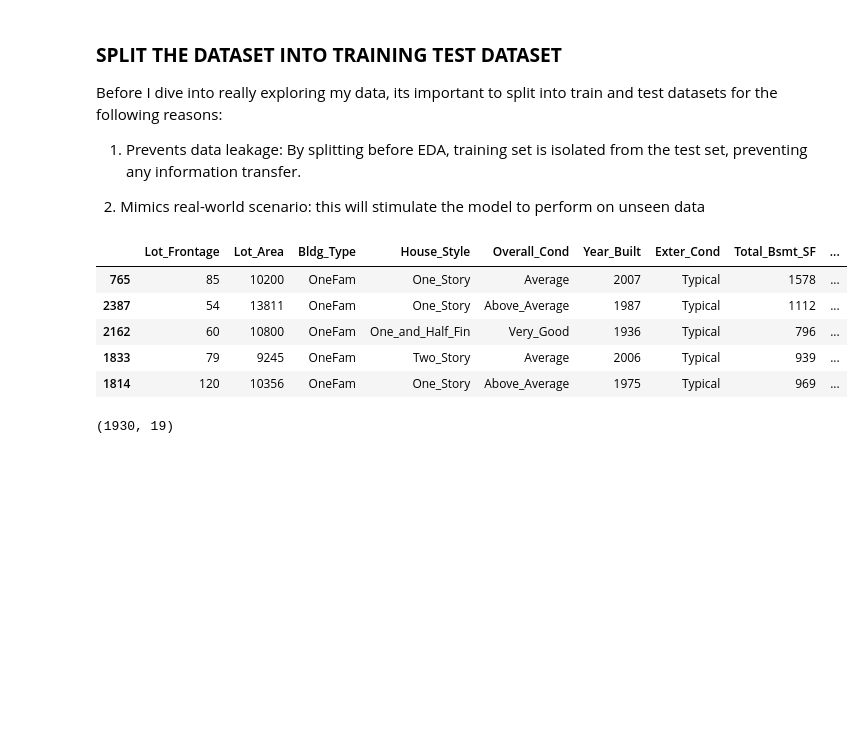
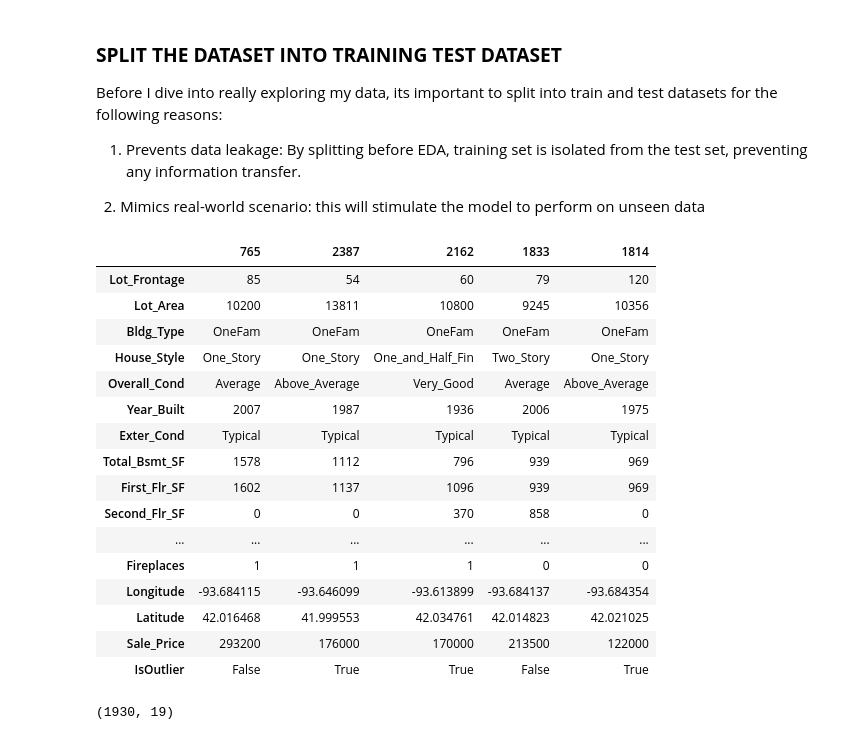
Before and after one commit to Sunday-Oladokun/Predictive-Modelling-Of-House-Prices-Using-Regression-Models, a Jupyter notebook: House Prices new.ipynb, the cells around one changed output. Cells and saved outputs as stored; diff of their text form; code cells hidden in the pictures; blank space fills up the shorter version.

```diff
--- a/House Prices new.ipynb
+++ b/House Prices new.ipynb
@@ -575,14 +586,25 @@ train_df = df.sample(frac=train_fraction, random_state=random_seed)
 test_df = df.drop(train_df.index)
 # %%
 # View the training set
-train_df.head()
+train_df.head().T
 # %% [output]
-|  | Lot_Frontage | Lot_Area | Bldg_Type | House_Style | Overall_Cond | Year_Built | Exter_Cond | Total_Bsmt_SF | ... |
-| 765 | 85 | 10200 | OneFam | One_Story | Average | 2007 | Typical | 1578 | ... |
-| 2387 | 54 | 13811 | OneFam | One_Story | Above_Average | 1987 | Typical | 1112 | ... |
-| 2162 | 60 | 10800 | OneFam | One_and_Half_Fin | Very_Good | 1936 | Typical | 796 | ... |
-| 1833 | 79 | 9245 | OneFam | Two_Story | Average | 2006 | Typical | 939 | ... |
-| 1814 | 120 | 10356 | OneFam | One_Story | Above_Average | 1975 | Typical | 969 | ... |
+|  | 765 | 2387 | 2162 | 1833 | 1814 |
+| Lot_Frontage | 85 | 54 | 60 | 79 | 120 |
+| Lot_Area | 10200 | 13811 | 10800 | 9245 | 10356 |
+| Bldg_Type | OneFam | OneFam | OneFam | OneFam | OneFam |
+| House_Style | One_Story | One_Story | One_and_Half_Fin | Two_Story | One_Story |
+| Overall_Cond | Average | Above_Average | Very_Good | Average | Above_Average |
+| Year_Built | 2007 | 1987 | 1936 | 2006 | 1975 |
+| Exter_Cond | Typical | Typical | Typical | Typical | Typical |
+| Total_Bsmt_SF | 1578 | 1112 | 796 | 939 | 969 |
+| First_Flr_SF | 1602 | 1137 | 1096 | 939 | 969 |
+| Second_Flr_SF | 0 | 0 | 370 | 858 | 0 |
+| ... | ... | ... | ... | ... | ... |
+| Fireplaces | 1 | 1 | 1 | 0 | 0 |
+| Longitude | -93.684115 | -93.646099 | -93.613899 | -93.684137 | -93.684354 |
+| Latitude | 42.016468 | 41.999553 | 42.034761 | 42.014823 | 42.021025 |
+| Sale_Price | 293200 | 176000 | 170000 | 213500 | 122000 |
+| IsOutlier | False | True | True | False | True |
 # %%
 # Size of the training set
 train_df.shape
```
Also changed, not shown: parts of 3 cells of this notebook, 3 other files.
